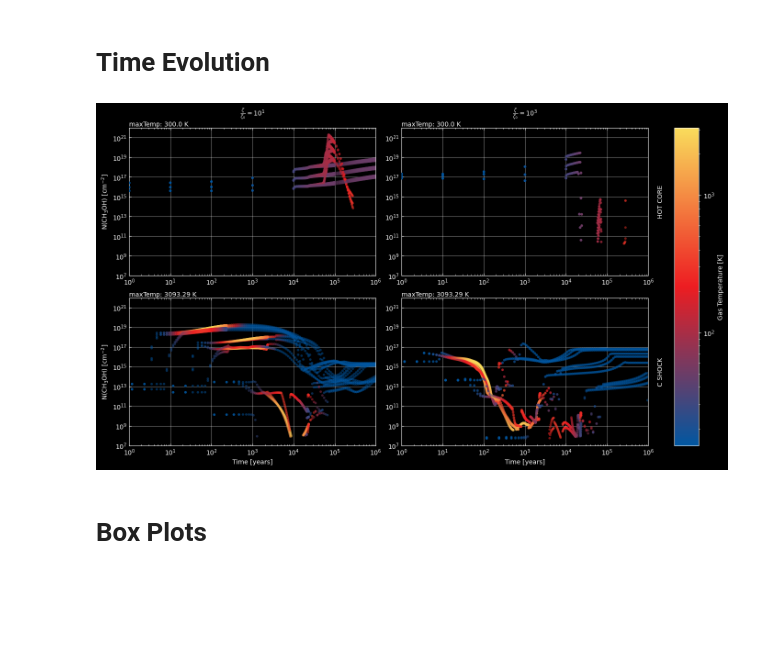
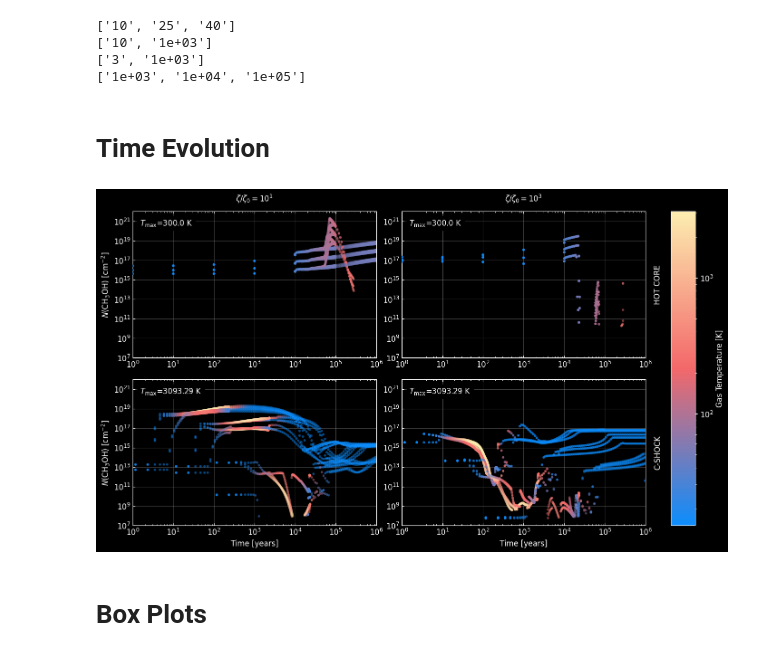
Before and after one commit to georgina-sampson/LEAPS-2024, a Jupyter notebook: CH3OH/plots.ipynb, the cells around one changed output. Cells and saved outputs as stored; diff of their text form; code cells hidden in the pictures; blank space fills up the shorter version.

```diff
--- a/CH3OH/plots.ipynb
+++ b/CH3OH/plots.ipynb
@@ -19,6 +19,7 @@ styleDict={'axes.facecolor': '#000000',
  'patch.edgecolor': '#FFFFFF',
 }
 sns.set_style(rc=styleDict)
+plt.rcParams['font.size'] = 12
 # %%
 dfhc=pl.buildDataframe(constants.HOTCORE, constants.folder, constants.physical, constants.species, singleDf=True)
 dfsh=pl.buildDataframe(constants.SHOCK, constants.folder, constants.physical, constants.species, singleDf=True)
@@ -53,3 +67,11 @@ propOrder={
+# %%
+for li in propLabels[constants.SHOCK].values():
+    print(["{:.3g}".format(x) for x in li])
+# %% [output]
+['10', '25', '40']
+['10', '1e+03']
+['3', '1e+03']
+['1e+03', '1e+04', '1e+05']
 # %% [markdown]
 # Time Evolution
 # %%
@@ -58,7 +80,7 @@ gs = GridSpec(2, 2+1, figure=fig, width_ratios=2*[10]+[1],
               wspace=0.15, hspace=0.15)
 
 norm = colors.LogNorm(vmin=dfDic[constants.SHOCK]['gasTemp'].min(), vmax=dfDic[constants.SHOCK]['gasTemp'].max())
-cmap=sns.blend_palette(['#0257a1','#ed1d22','#f9dc5c'], as_cmap=True)
+cmap=sns.blend_palette(['#0d8dfd','#f3686a','#fcedb0'], as_cmap=True)
 
 for tipo, df in dfDic.items():
     i = 0 if tipo == constants.HOTCORE else 1
@@ -68,41 +90,42 @@ for tipo, df in dfDic.items():
                         hue='gasTemp', palette=cmap, hue_norm=norm,
                         alpha=0.5, s=15,
                         linewidth=0, ax=ax, zorder=10, legend=None)
-        ax.grid(color='white', alpha=0.5, zorder=2)
+        ax.grid(color='grey', alpha=0.5, zorder=2)
         ax.set_xscale('log')
         ax.set_yscale('log')
         ax.set_xbound(1e0,1e6)
         ax.set_ybound(1e7,1e22)
         ax.tick_params(axis='both', which='both',direction='in', top=True)
 
         ax.set_xlabel(r'Time [years]' if i==1 else None)
-        ax.set_ylabel(r'N(CH$_3$OH) [cm$^{-2}$]' if j==0 else None)
+        ax.set_ylabel(r'$N$(CH$_3$OH) [cm$^{-2}$]' if j==0 else None)
 
-        ax.text(x=0, y=1, s=f"maxTemp: {df[df['zeta']==zeta]['gasTemp'].max()} K",
+        ax.text(x=0.03, y=0.95, s=r"$T_\mathrm{max}$"+f"={df[df['zeta']==zeta]['gasTemp'].max()} K",
+                backgroundcolor='black',
                 horizontalalignment='left',
-                verticalalignment='bottom',
+                verticalalignment='top',
                 transform=ax.transAxes)
 
         if j==1:
-            ax.text(1.05, 0.5, tipo.upper(),
+            ax.text(1.05, 0.5, tipo.upper() if tipo==constants.HOTCORE else tipo.upper().replace(' ', '-'),
                     horizontalalignment='center',
                     verticalalignment='center',
                     rotation='vertical',
                     transform=ax.transAxes)
         if i==0:
-            ax.text(0.5, 1.05, r"$\frac{\zeta}{\zeta_0}=10^1$" if j==0 else r"$\frac{\zeta}{\zeta_0}=10^3$",
+            ax.text(0.5, 1.05, r"$\zeta/\zeta_0=10^1$" if j==0 else r"$\zeta/\zeta_0=10^3$",
                     horizontalalignment='center',
                     verticalalignment='bottom',
                     transform=ax.transAxes)
 
 cax=fig.add_subplot(gs[:, -1])
 sm = plt.cm.ScalarMappable(cmap=cmap, norm=norm)
 sm.set_array([])
 fig.colorbar(sm, cax=cax, label='Gas Temperature [K]')
 fig.savefig(f"TimeEvolution_CH3OH_columnDensity.png")
 # plt.close()
 # %% [output]
-[figure, old version]
+[figure, new version]
 # %% [markdown]
 # Box Plots
 # %%
```
Also changed, not shown: parts of 3 cells of this notebook, 1 other file.
